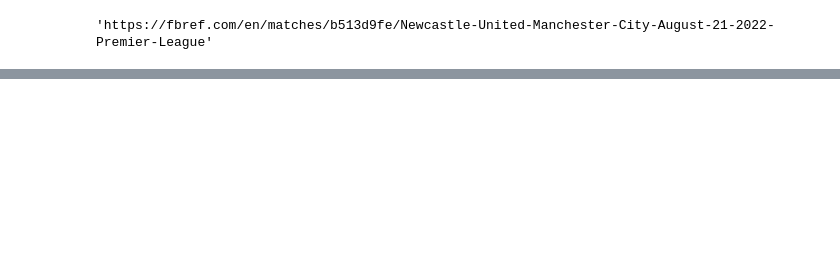
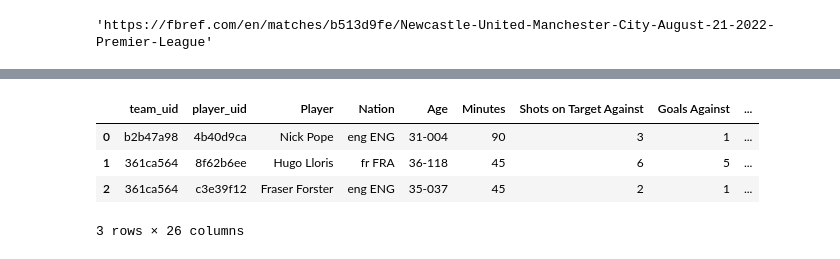
Before and after one commit to gijones99/fpl-scraping, a Jupyter notebook: fbref_scraper.ipynb, the cells around one changed output, grey strips where cells are left out. Drawn from its saved outputs; the diff is of its cells as text; code cells hidden in the pictures; blank space fills up the shorter version.

```diff
--- a/fbref_scraper.ipynb
+++ b/fbref_scraper.ipynb
@@ -231,0 +290,3 @@ final_match_df
+# %%
+keeper_soup = load_keeper_perf_soup(team_uids, "https://fbref.com/en/matches/dff22d13/Newcastle-United-Tottenham-Hotspur-April-23-2023-Premier-League", DRIVER)
+keepers_df = get_keeper_perf(team_uids, keeper_soup)
@@ -232,2 +302,10 @@ final_match_df
+# %%
+keepers_df
+# %% [output]
+|  | team_uid | player_uid | Player | Nation | Age | Minutes | Shots on Target Against | Goals Against | ... |
+| 0 | b2b47a98 | 4b40d9ca | Nick Pope | eng ENG | 31-004 | 90 | 3 | 1 | ... |
+| 1 | 361ca564 | 8f62b6ee | Hugo Lloris | fr FRA | 36-118 | 45 | 6 | 5 | ... |
+| 2 | 361ca564 | c3e39f12 | Fraser Forster | eng ENG | 35-037 | 45 | 2 | 1 | ... |
+3 rows × 26 columns
 # %%
 DRIVER.quit()
```
Also changed, not shown: parts of 9 cells of this notebook.
